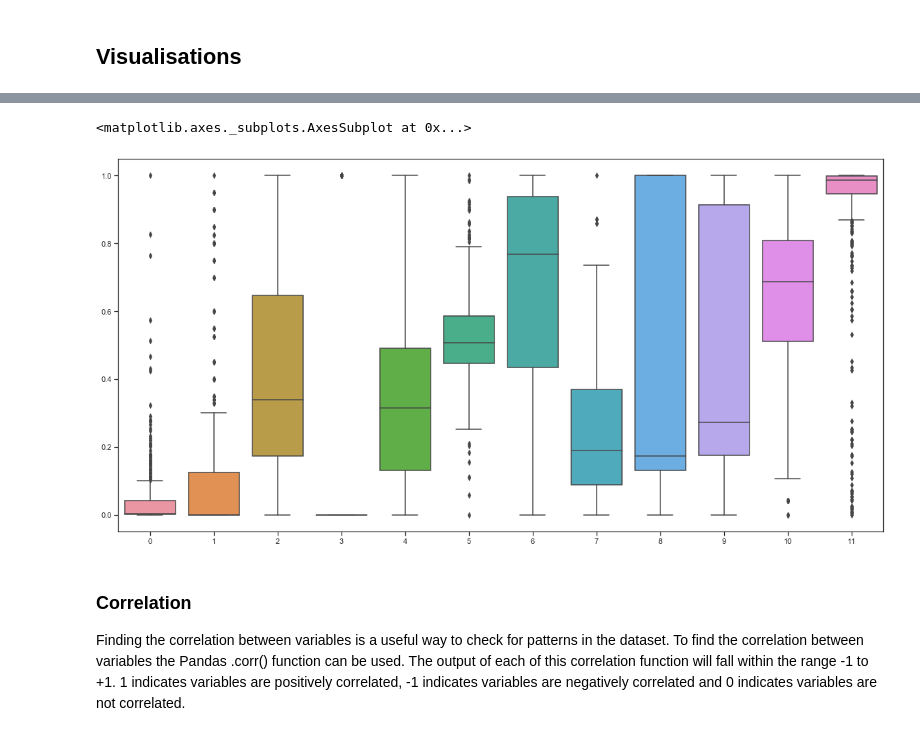
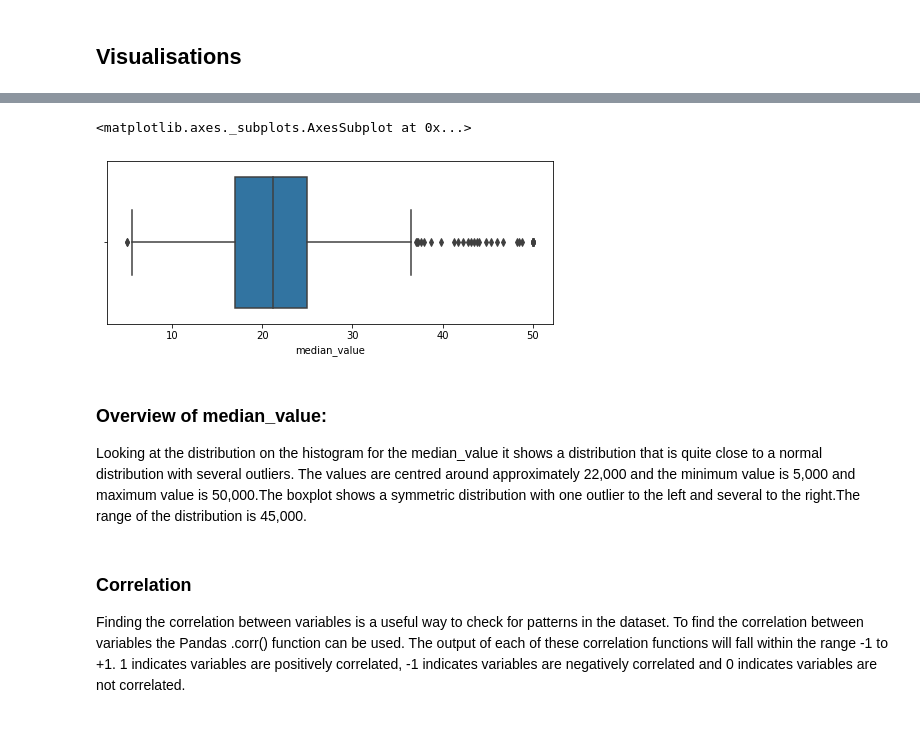
Before and after one commit to beccycole/machine-learning-assessment, a Jupyter notebook: Boston Housing Dataset.ipynb, the cells around one changed output, grey strips where cells are left out. Cells and saved outputs as stored; diff of their text form; code cells hidden in the pictures.

```diff
--- a/Boston Housing Dataset.ipynb
+++ b/Boston Housing Dataset.ipynb
@@ -148,9 +177,0 @@ plt.show()
-# %%
-# load data into dataframe and print the first 5 rows of data
-
-boston = pd.DataFrame(boston_dataset.data, columns=boston_dataset.feature_names)
-boston.head()
-
-Predictors = boston[boston.columns[0:12]]
-sns.set(style="ticks")
-sns.boxplot (data = Predictors)
@@ -160,16 +178,18 @@ sns.boxplot (data = Predictors)
-# %%
-from sklearn.preprocessing import MinMaxScaler
-scaler = MinMaxScaler()
-DataScaled = scaler.fit_transform(Predictors)
-sns.set(style="ticks")
-sns.boxplot (data = DataScaled)
-# %% [output]
-<matplotlib.axes._subplots.AxesSubplot at 0x...>
-[figure, removed]
+# %%
+# create a boxplot on variable 'median_value'
+plt.figure(figsize=(8,3))
+sns.boxplot(boston['median_value'])
+# %% [output]
+<matplotlib.axes._subplots.AxesSubplot at 0x...>
+[figure, added]
+# %% [markdown]
+### Overview of median_value:
+
+Looking at the distribution on the histogram for the median_value it shows a distribution that is quite close to a normal distribution with several outliers. The values are centred around approximately 22,000 and the minimum value is 5,000 and maximum value is 50,000.The boxplot shows a symmetric distribution with one outlier to the left and several to the right.The range of the distribution is 45,000.
 # %% [markdown]
 ### Correlation
 
-Finding the correlation between variables is a useful way to check for patterns in the dataset. To find the correlation between variables the Pandas .corr() function can be used. The output of each of this correlation function will fall within the range -1 to +1. 1 indicates variables are positively correlated, -1 indicates variables are negatively correlated and 0 indicates variables are not correlated.
+Finding the correlation between variables is a useful way to check for patterns in the dataset. To find the correlation between variables the Pandas .corr() function can be used. The output of each of these correlation functions will fall within the range -1 to +1. 1 indicates variables are positively correlated, -1 indicates variables are negatively correlated and 0 indicates variables are not correlated.
 # %%
 # run the Panda's corr function on the boston dataframe
 
```
Also changed, not shown: parts of 31 cells of this notebook.
